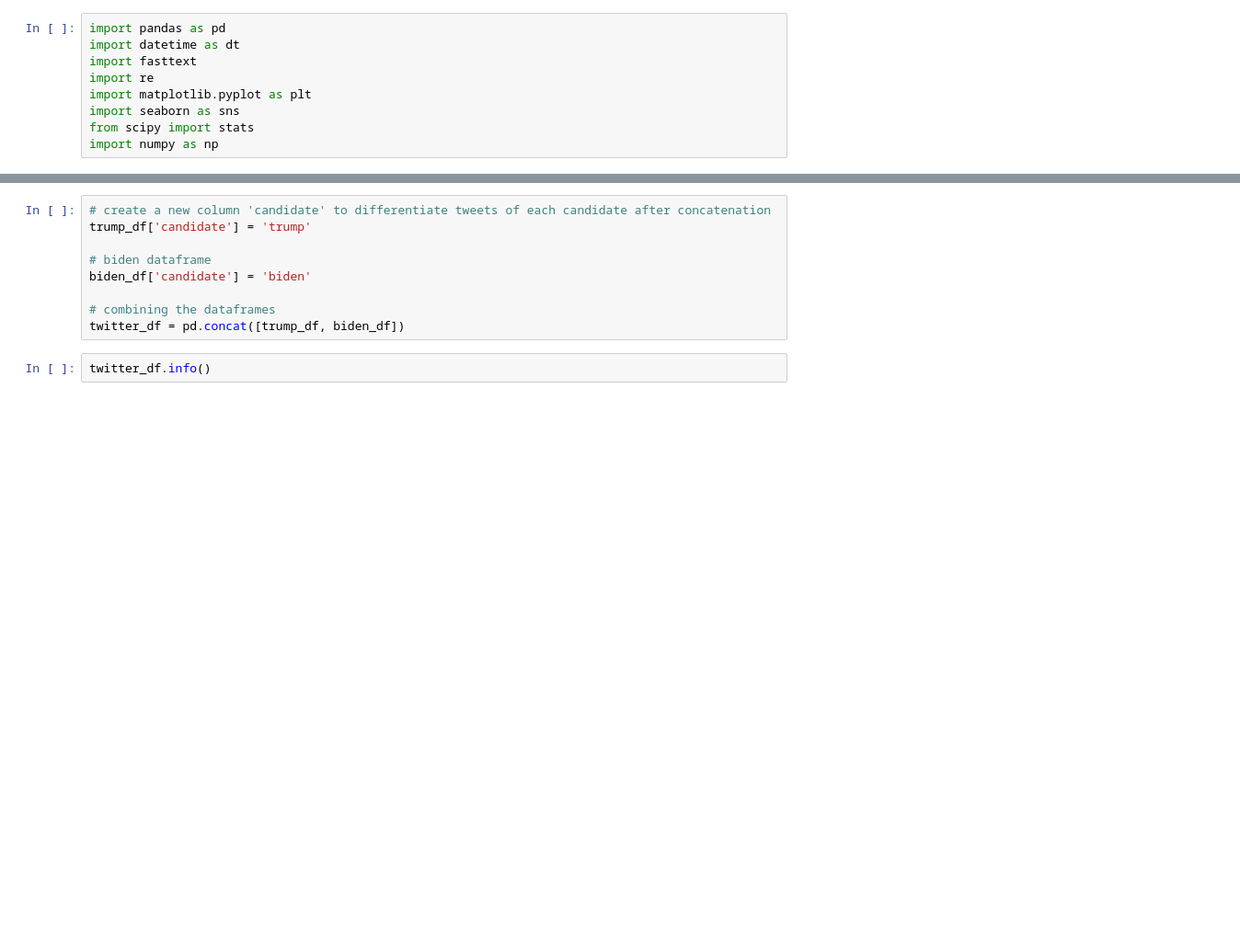
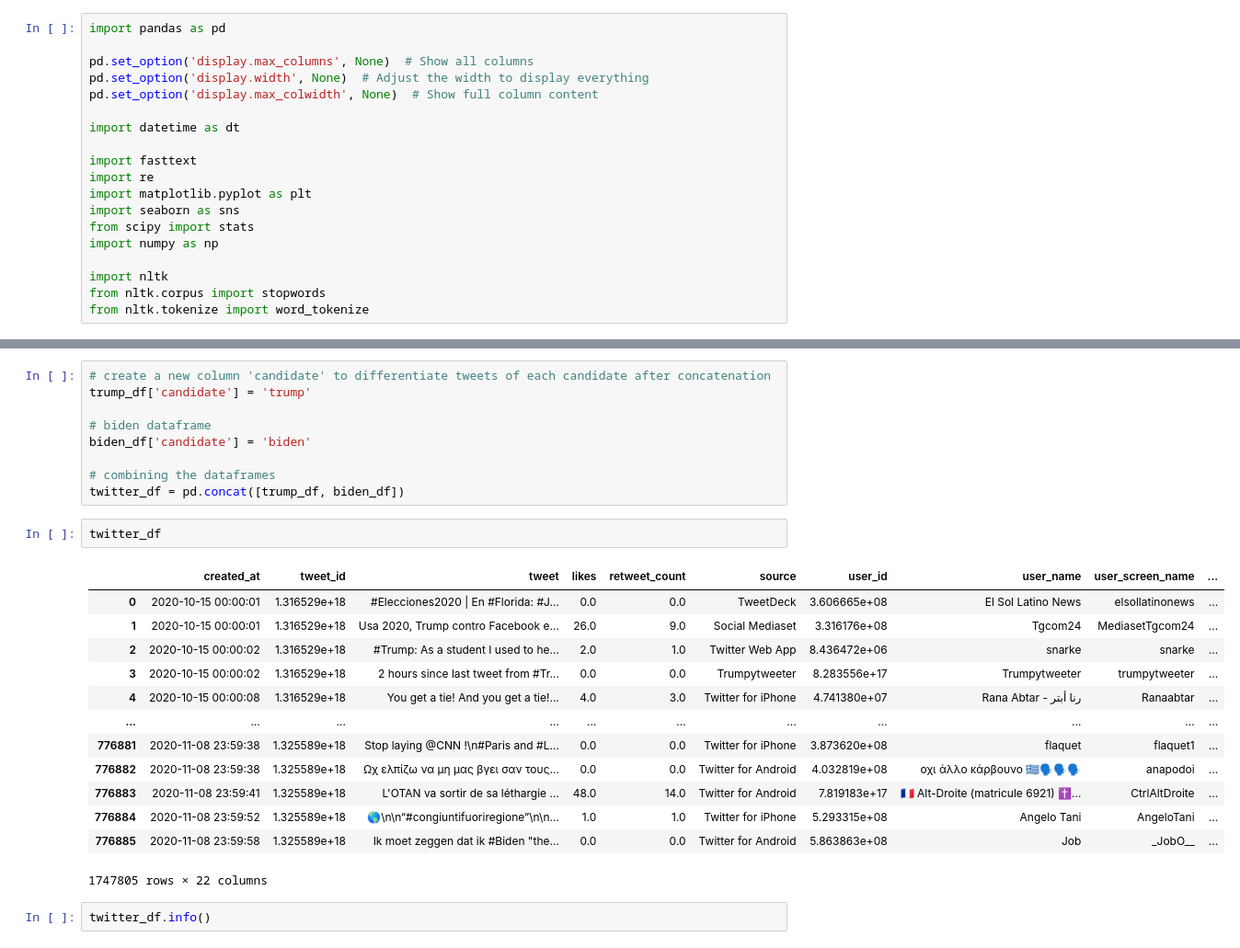
Before and after one commit to renatovfreitas/DataCircle_Twitter_Project, a Jupyter notebook: Data_Cleaning.ipynb, the cells around one changed output, grey strips where cells are left out. Shown at 92% size. Cells and saved outputs as stored; diff of their text form; blank space fills up the shorter version.

```diff
--- a/Data_Cleaning.ipynb
+++ b/Data_Cleaning.ipynb
@@ -2,13 +2,23 @@
 # Data Cleaning and Manipulation
 # %%
 import pandas as pd
+
+pd.set_option('display.max_columns', None)  # Show all columns
+pd.set_option('display.width', None)  # Adjust the width to display everything
+pd.set_option('display.max_colwidth', None)  # Show full column content
+
 import datetime as dt
+
 import fasttext
 import re
 import matplotlib.pyplot as plt
 import seaborn as sns
 from scipy import stats
 import numpy as np
+
+import nltk
+from nltk.corpus import stopwords
+from nltk.tokenize import word_tokenize
 # %%
 # read csv files
 biden_df = pd.read_csv(r"C:\Users\User\iCloudDrive\Cursos\Data Circle\DataCircle_Twitter_Project\hashtag_joebiden.csv",lineterminator='\n')
@@ -45,6 +55,22 @@ biden_df['candidate'] = 'biden'
 
 # combining the dataframes
 twitter_df = pd.concat([trump_df, biden_df])
+# %%
+twitter_df
+# %% [output]
+|  | created_at | tweet_id | tweet | likes | retweet_count | source | user_id | user_name | user_screen_name | ... |
+| 0 | 2020-10-15 00:00:01 | 1.316529e+18 | #Elecciones2020 | En #Florida: #J... | 0.0 | 0.0 | TweetDeck | 3.606665e+08 | El Sol Latino News | elsollatinonews | ... |
+| 1 | 2020-10-15 00:00:01 | 1.316529e+18 | Usa 2020, Trump contro Facebook e... | 26.0 | 9.0 | Social Mediaset | 3.316176e+08 | Tgcom24 | MediasetTgcom24 | ... |
+| 2 | 2020-10-15 00:00:02 | 1.316529e+18 | #Trump: As a student I used to he... | 2.0 | 1.0 | Twitter Web App | 8.436472e+06 | snarke | snarke | ... |
+| 3 | 2020-10-15 00:00:02 | 1.316529e+18 | 2 hours since last tweet from #Tr... | 0.0 | 0.0 | Trumpytweeter | 8.283556e+17 | Trumpytweeter | trumpytweeter | ... |
+| 4 | 2020-10-15 00:00:08 | 1.316529e+18 | You get a tie! And you get a tie!... | 4.0 | 3.0 | Twitter for iPhone | 4.741380e+07 | Rana Abtar - رنا أبتر | Ranaabtar | ... |
+| ... | ... | ... | ... | ... | ... | ... | ... | ... | ... | ... |
+| 776881 | 2020-11-08 23:59:38 | 1.325589e+18 | Stop laying @CNN !\n#Paris and #L... | 0.0 | 0.0 | Twitter for iPhone | 3.873620e+08 | flaquet | flaquet1 | ... |
+| 776882 | 2020-11-08 23:59:38 | 1.325589e+18 | Ωχ ελπίζω να μη μας βγει σαν τους... | 0.0 | 0.0 | Twitter for Android | 4.032819e+08 | οχι άλλο κάρβουνο 🇬🇷🗣🗣🗣 | anapodoi | ... |
+| 776883 | 2020-11-08 23:59:41 | 1.325589e+18 | L'OTAN va sortir de sa léthargie ... | 48.0 | 14.0 | Twitter for Android | 7.819183e+17 | 🇫🇷 Alt-Droite (matricule 6921) ✝️... | CtrlAltDroite | ... |
+| 776884 | 2020-11-08 23:59:52 | 1.325589e+18 | 🌎\n\n“#congiuntifuoriregione”\n\n... | 1.0 | 1.0 | Twitter for iPhone | 5.293315e+08 | Angelo Tani | AngeloTani | ... |
+| 776885 | 2020-11-08 23:59:58 | 1.325589e+18 | Ik moet zeggen dat ik #Biden "the... | 0.0 | 0.0 | Twitter for Android | 5.863863e+08 | Job | _JobO__ | ... |
+1747805 rows × 22 columns
 # %%
 twitter_df.info()
 # %% [output]
```
Also changed, not shown: parts of 27 cells of this notebook.
